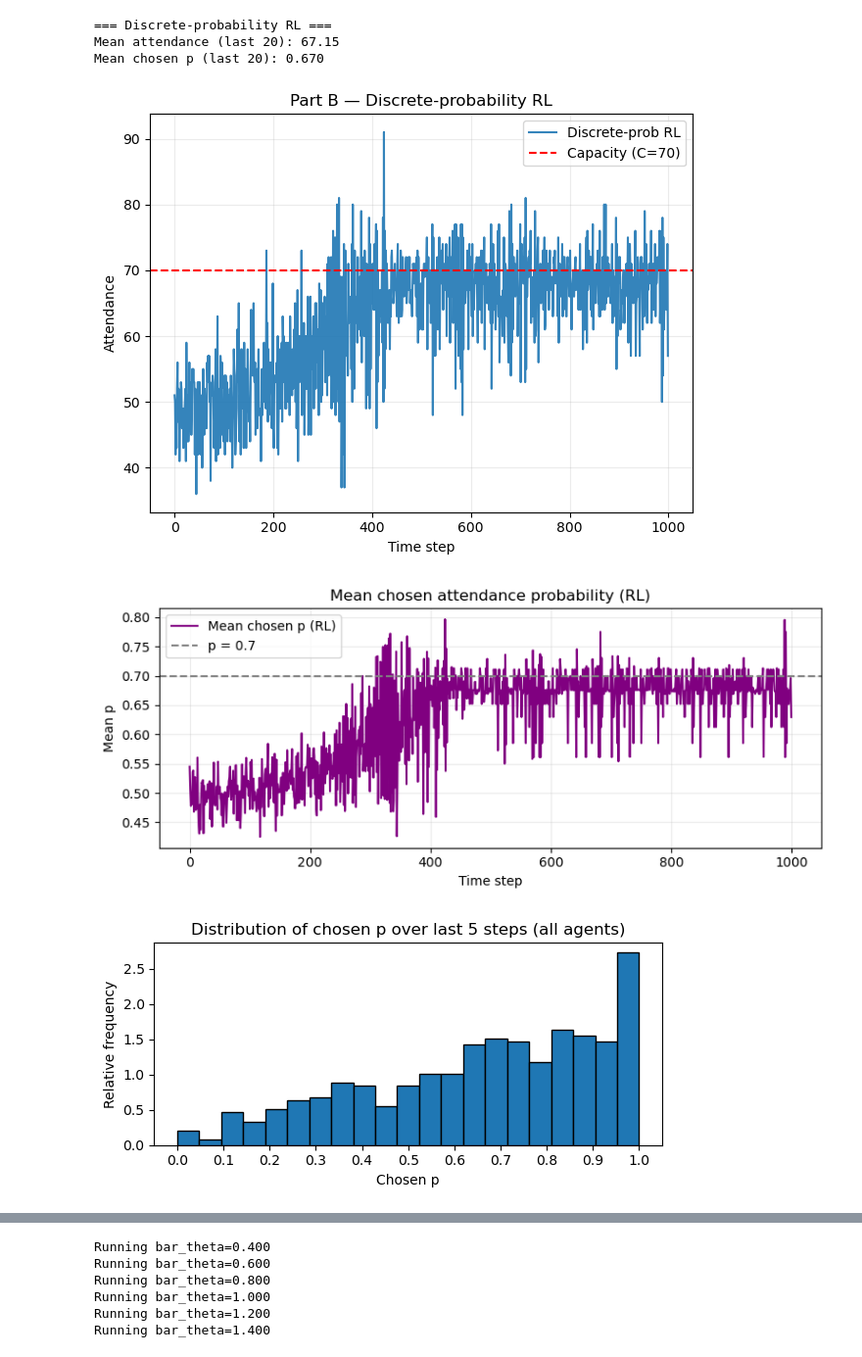
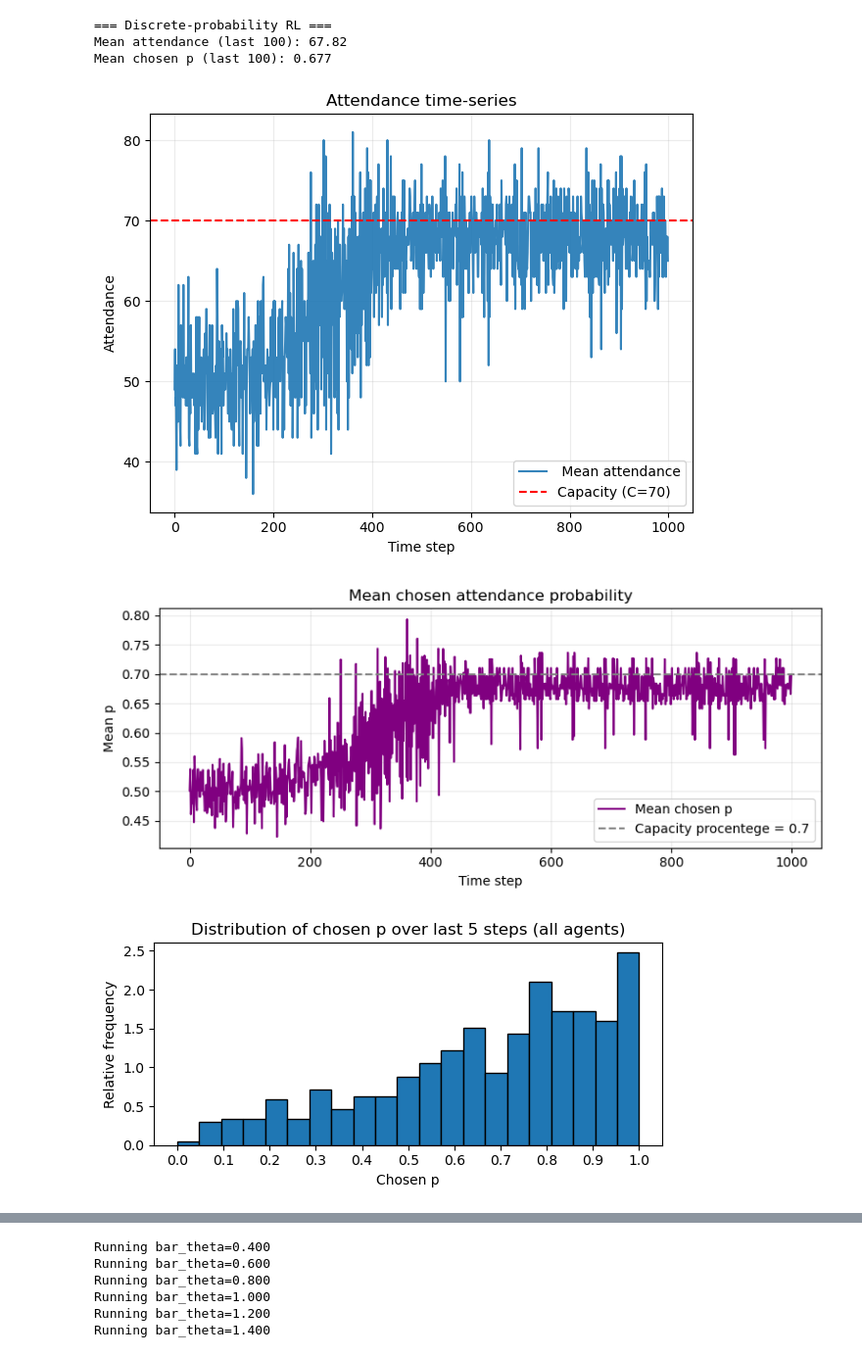
Before and after one commit to DragonsAreFuckingCool/discrete-probability-multi-agent-reinforcement-learning, a Jupyter notebook: IndividualPunishment.ipynb, the cells around one changed output, grey strips where cells are left out. Shown at 98% size. Drawn from its saved outputs; the diff is of its cells as text; code cells hidden in the pictures.

```diff
--- a/IndividualPunishment.ipynb
+++ b/IndividualPunishment.ipynb
@@ -1,9 +1,6 @@
 # %%
 """
-El Farol Bar Problem — Two Simple Implementations
-
-Part A: "Original" El Farol (Arthur-style predictors).
-Part B: Discrete-probability Reinforcement Learning (tabular Q-learning).
+El Farol Bar Problem
 
 """
 
@@ -12,10 +9,10 @@ import numpy as np
 import matplotlib.pyplot as plt
 
 # ---------------------------------------------------------------------
-# PARAMETERS (clear and editable)
+# PARAMETERS
 # ---------------------------------------------------------------------
 # Common
-SEED = 420
+SEED = 404 #golden seed 404
 np.random.seed(SEED)
 
 # Game / environment
@@ -29,14 +26,14 @@ G = 8.0   # payoff for attending when not overcrowded
 S = 2.0   # payoff for staying home
 F = 0.5   # payoff for attending when overcrowded
 
-# Theta / punishment parameters (Part B)
-rho = 0.4 #PREV 0.1 - if rho is equal to 0.6 then some person gets negative payoff on average and the atendece because sligtly closer to the capasity
+# Punishment parameters
+rho = 0.1 #PREV 0.1 - if rho is equal to 0.6 then some person gets negative payoff on average and the atendece because sligtly closer to the capasity
 alpha = 1.3 #PREV 1.3
 theta_cap = 1000
 bar_theta = 0.8
 beta = 0.5
 
-# RL parameters (Part B)
+# RL parameters
 M = 20          # discretization steps: actions = 0..M (p = a/M) there will be M+1 many probability levels cus also 0
 LR = 0.01       # Q-learning rate - to high learning rate means that convergens happens too quicly and all of the space in the bar might not be utilized
 GAMMA = 0.7     # discount factor
@@ -125,13 +122,14 @@ def run_discrete_prob_rl(G=G, S=S, F=F, N=N, C=C, T=T, M=M, lr=LR, gamma=GAMMA,
         chosen_idxs = np.zeros(N, dtype=int)
 
         for i in range(N): # for each player
-            qvec = q_get(Q_tables[i], state) #get state representation for player i aka their q-table in a givn state ( stat consisting of prev atendens and theta)
-            probs = softmax(qvec, tau=tau_t) #softmax converts Q-values into a categorical distribution over indices 0..M. Temperature tau controls exploration vs exploitation
+            qvec = q_get(Q_tables[i], state) #get state representation for player i aka their q-table in a givn state ( stat consisting of prev atendens and theta) - get q value for each posible k
+            probs = softmax(qvec, tau=tau_t) #softmax converts Q-values into a categorical distribution over indices 0..M. Temperature tau controls exploration vs exploitation - probs vector sums to 1
             if np.any(np.isnan(probs)) or probs.sum() <= 0:
                 # fallback to uniform if numerical issue
                 probs = np.ones(M + 1) / (M + 1)
             idx = np.random.choice(np.arange(M + 1), p=probs) #idx is the chosen discrete index; stored in chosen_idxs[i] and increments chosen_action_counts[i, idx].
             # idx is a random choice, but weighted by the current Q-values. It’s not purely random; it’s probabilistic action selection guided by the learned Q-values.
+            #the probability of choosing index k is exactly probs[k].
             chosen_idxs[i] = int(idx)
             chosen_action_counts[i, idx] += 1 #help - for hist i think
 
@@ -237,15 +235,15 @@ if __name__ == "__main__":
 
     att_rl = res["attendance_ts"]
     mean_p = res["mean_p_ts"]
-    print(f"Mean attendance (last 20): {att_rl[-20:].mean():.2f}")
-    print(f"Mean chosen p (last 20): {mean_p[-20:].mean():.3f}")
+    print(f"Mean attendance (last 100): {att_rl[-100:].mean():.2f}")
+    print(f"Mean chosen p (last 100): {mean_p[-100:].mean():.3f}")
 
     # ---- PLOTS ----
     plt.figure(figsize=(12, 5))
     plt.subplot(1, 2, 2)
-    plt.plot(att_rl, label="Discrete-prob RL", alpha=0.9)
+    plt.plot(att_rl, label=" Mean attendance", alpha=0.9)
     plt.axhline(C, color='r', linestyle='--', label=f'Capacity (C={C})')
-    plt.title("Part B — Discrete-probability RL")
+    plt.title("Attendance time-series")
     plt.xlabel("Time step")
     plt.ylabel("Attendance")
     plt.legend()
@@ -255,40 +253,40 @@ if __name__ == "__main__":
 
     # Mean chosen probability (RL)
     plt.figure(figsize=(8, 3.5))
-    plt.plot(mean_p, label='Mean chosen p (RL)', color='purple')
-    plt.axhline(C_frac, color='gray', linestyle='--', label=f'p = {C_frac}')
-    plt.title("Mean chosen attendance probability (RL)")
+    plt.plot(mean_p, label='Mean chosen p', color='purple')
+    plt.axhline(C_frac, color='gray', linestyle='--', label=f'Capacity procentege = {C_frac}')
+    plt.title("Mean chosen attendance probability")
     plt.xlabel("Time step")
     plt.ylabel("Mean p")
     plt.legend()
     plt.grid(True, alpha=0.25)
     plt.tight_layout()
     plt.show()
 
     # Histogram: distribution of chosen p's in final window
     chosen_hist = res["chosen_history"]
     final_window = 5 # do spisific numbers to see what happens at what times in the learning
     M = chosen_hist.max()
     w = min(final_window, chosen_hist.shape[0])
     flat_idxs = chosen_hist[-w:, :].flatten()
     p_values = flat_idxs / M
 
     plt.figure(figsize=(6, 3))
     plt.hist(p_values, bins=M + 1, edgecolor='black', density=True)
     plt.title(f"Distribution of chosen p over last {w} steps (all agents)")
     plt.xlabel("Chosen p")
     plt.ylabel("Relative frequency")
     plt.xticks(np.linspace(0, 1, 11))
     plt.tight_layout()
     plt.show()
 
 
     plt.plot(res["tau_history"]); plt.title("tau schedule"); plt.show()
 # %% [output]
 === Discrete-probability RL ===
-Mean attendance (last 20): 67.15
-Mean chosen p (last 20): 0.670
+Mean attendance (last 100): 67.82
+Mean chosen p (last 100): 0.677
-[figure, old version]
+[figure, new version]
-[figure, old version]
+[figure, new version]
-[figure, old version]
+[figure, new version]
 [figure]
```
Also changed, not shown: parts of 5 cells of this notebook, 1 other file.
